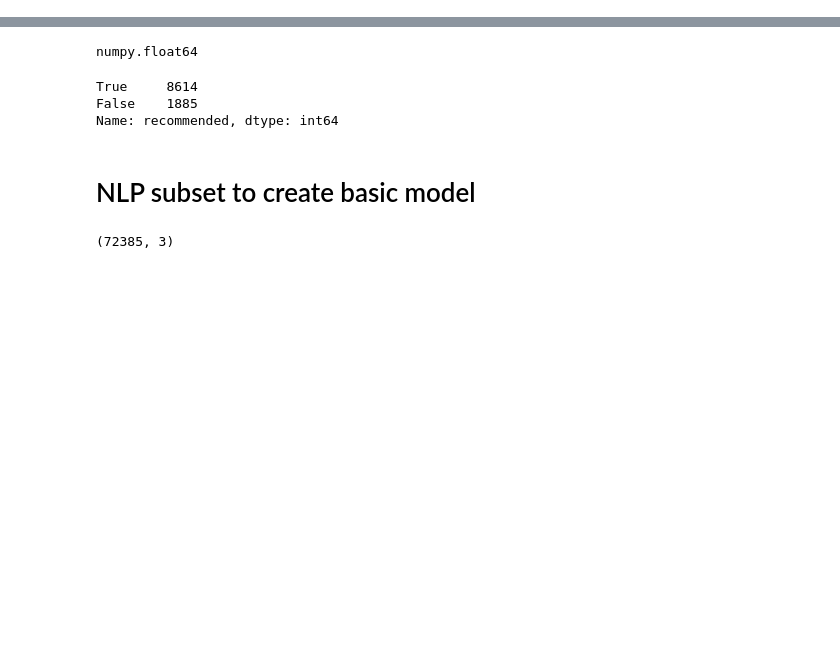
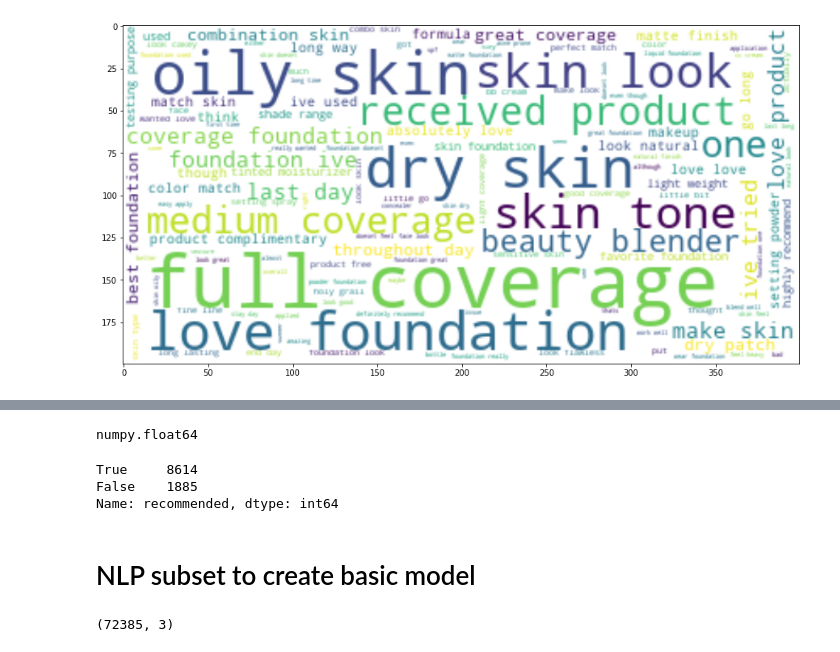
Before and after one commit to nicleong27/Beauty_Reviews, a Jupyter notebook: Reviews-Modelling.ipynb, the cells around one changed output, grey strips where cells are left out. Cells and saved outputs as stored; diff of their text form; code cells hidden in the pictures; blank space fills up the shorter version.

```diff
--- a/Reviews-Modelling.ipynb
+++ b/Reviews-Modelling.ipynb
@@ -87,0 +273,3 @@ array(['$29.00', '$24.00 - $45.00', '$39.00', '$30.00', '$45.00',
+# %%
+df2 = cleaning(df)
+df2.head()
@@ -87,0 +288,3 @@ array(['$29.00', '$24.00 - $45.00', '$39.00', '$30.00', '$45.00',
+# %%
+df3 = df2[['review_text', 'description', 'skin_type']]
+df3.head()
@@ -87,0 +302,3 @@ array(['$29.00', '$24.00 - $45.00', '$39.00', '$30.00', '$45.00',
+# %%
+df3 = df3.reset_index(drop=True)
+df3.index
@@ -87,0 +491,12 @@ array(['$29.00', '$24.00 - $45.00', '$39.00', '$30.00', '$45.00',
+# %%
+# create wordcloud
+def create_wordcloud(df, col_name):
+    text = ' '.join(review for review in df[col_name])
+    wordcloud = WordCloud(background_color='white').generate(text)
+    plt.figure(figsize=(15, 10))
+    plt.imshow(wordcloud, interpolation='bilinear')
+# %%
+create_wordcloud(df3, 'review_text')
+plt.savefig('imgs/WordCloud_reviews')
+# %% [output]
+[figure, added]
```
Also changed, not shown: parts of 72 cells of this notebook.
